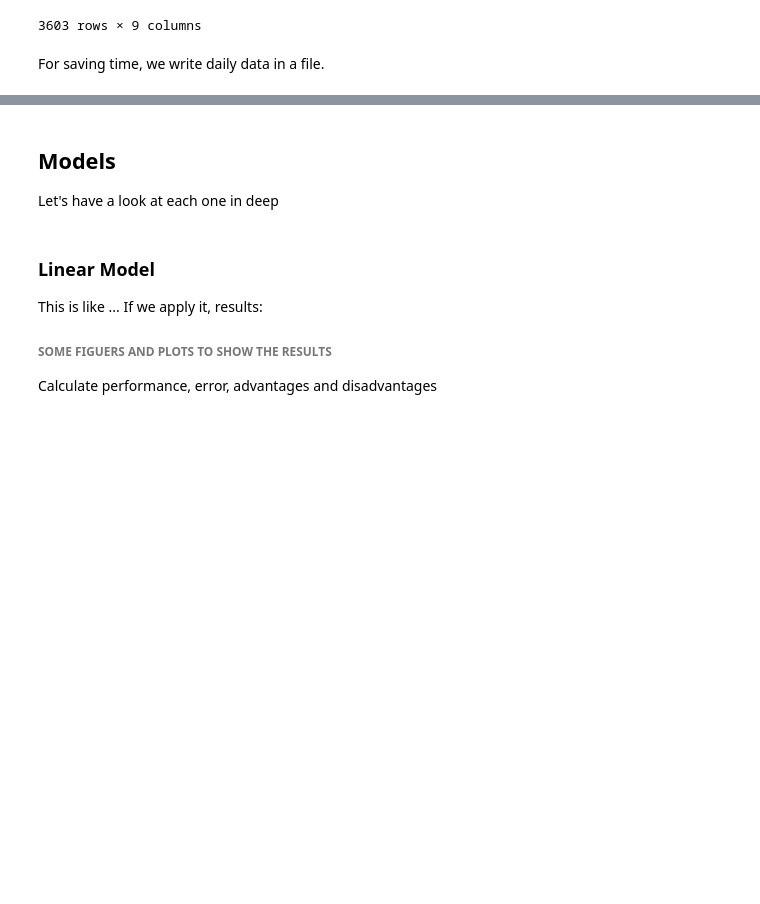
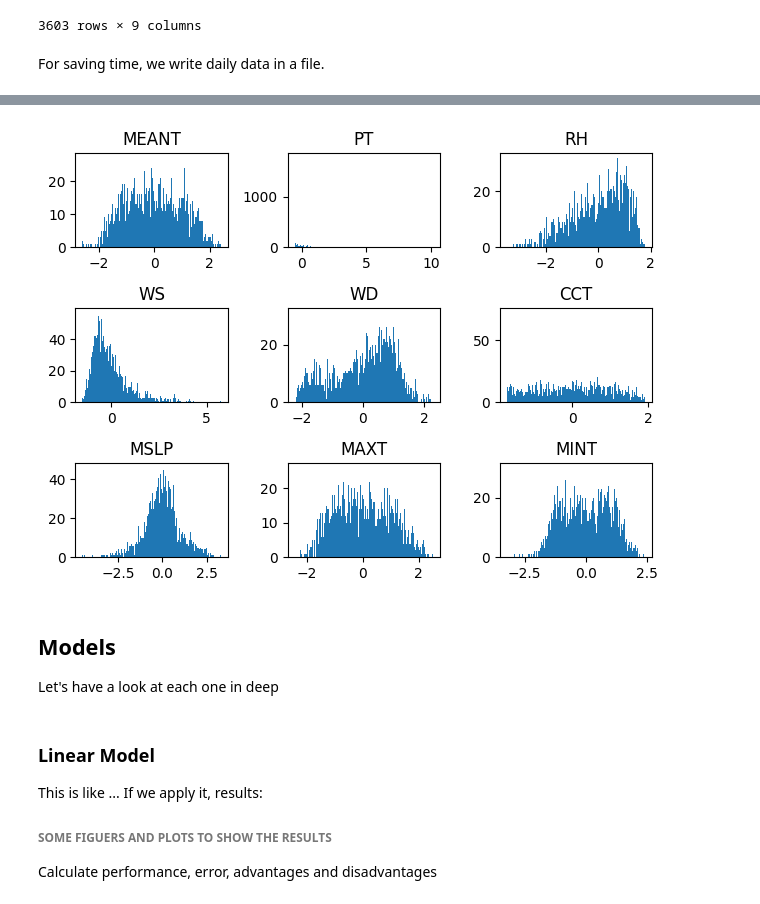
Before and after one commit to fraxea/weather, a Jupyter notebook: report.ipynb, the cells around one changed output, grey strips where cells are left out. Saved outputs shown, nothing was run; the diff lists cells and outputs as text; code cells hidden in the pictures; blank space fills up the shorter version.

Commit message:
StandardScaler added

```diff
--- a/report.ipynb
+++ b/report.ipynb
@@ -140,3 +164,9 @@ write_daily_data(daily_data)
+# %%
+stnd_s = StandardScaler()
+daily_data_scaled = stnd_s.fit_transform(daily_data)
+show_histogram(daily_data_scaled)
+# %% [output]
+[figure, added]
 # %% [markdown]
 ## Models
 Let's have a look at each one in deep
```
Also changed, not shown: parts of 15 cells of this notebook, 2 other files.
